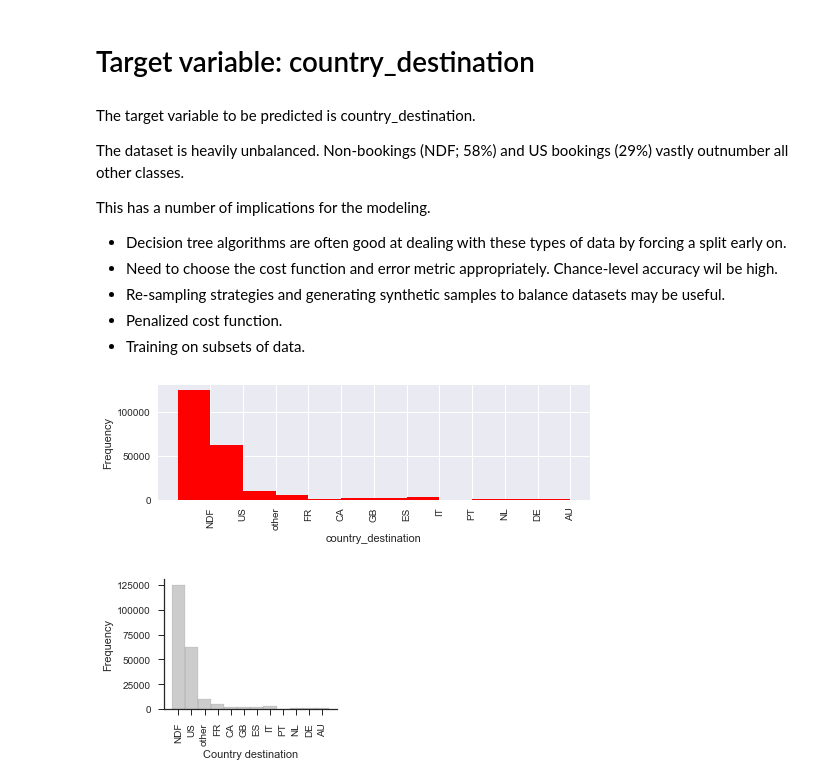
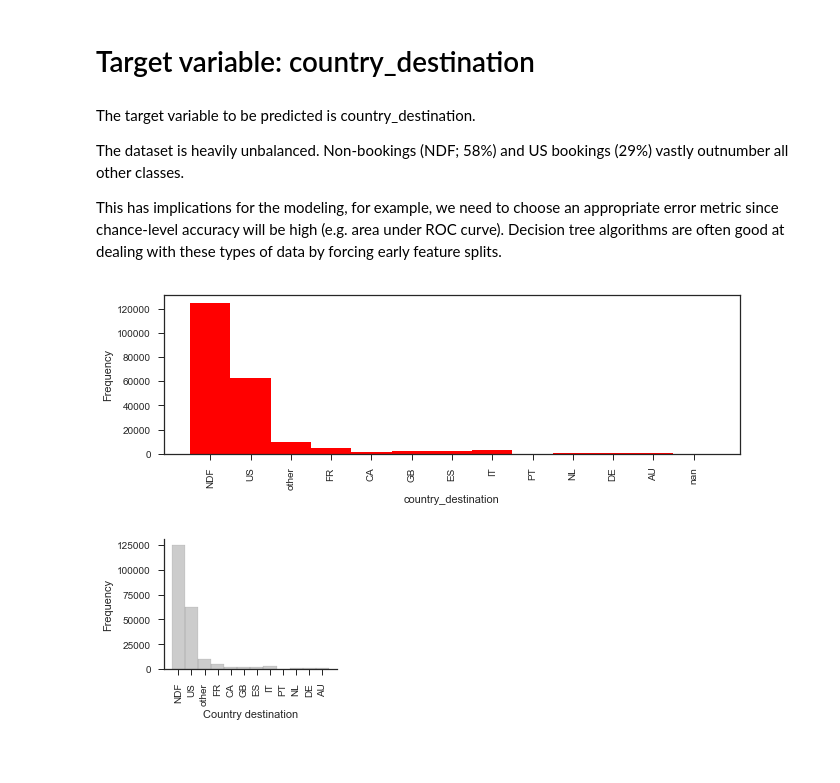
Before and after one commit to purcelba/kaggle_airbnb_new_user_booking, a Jupyter notebook: notebooks/airbnb_data_exploration.ipynb, the cells around one changed output. Cells and saved outputs as stored; diff of their text form; code cells hidden in the pictures; blank space fills up the shorter version.

```diff
--- a/notebooks/airbnb_data_exploration.ipynb
+++ b/notebooks/airbnb_data_exploration.ipynb
@@ -32,6 +33,7 @@ data_path = 'data/'
 # %% [markdown]
 Load the data and report summary statistics.
 # %%
+data_path = '../data/'
 df_train = pd.read_csv(data_path + 'train_users_2.csv')            #load training data
 df_test = pd.read_csv(data_path + 'test_users.csv')                #load testing data
 df_all = pd.concat((df_train, df_test), axis=0, ignore_index=True) #combine train/test for convenience later
@@ -212,14 +213,9 @@ The target variable to be predicted is country_destination.
 
 The dataset is heavily unbalanced.  Non-bookings (NDF; 58%) and US bookings (29%) vastly outnumber all other classes.
 
-This has a number of implications for the modeling.
-* Decision tree algorithms are often good at dealing with these types of data by forcing a split early on.
-* Need to choose the cost function and error metric appropriately.  Chance-level accuracy wil be high.
-* Re-sampling strategies and generating synthetic samples to balance datasets may be useful.
-* Penalized cost function.
-* Training on subsets of data.
+This has implications for the modeling, for example, we need to choose an appropriate error metric since chance-level accuracy will be high (e.g. area under ROC curve).  Decision tree algorithms are often good at dealing with these types of data by forcing early feature splits.
 # %%
-country_destination, count = cate_hist(df_train,'country_destination')
+country_destination, count = cate_hist(df_all,'country_destination')
 # %% [output]
-[figure, old version]
+[figure, new version]
 # %%
```
Also changed, not shown: parts of 26 cells of this notebook, 9 other files.
